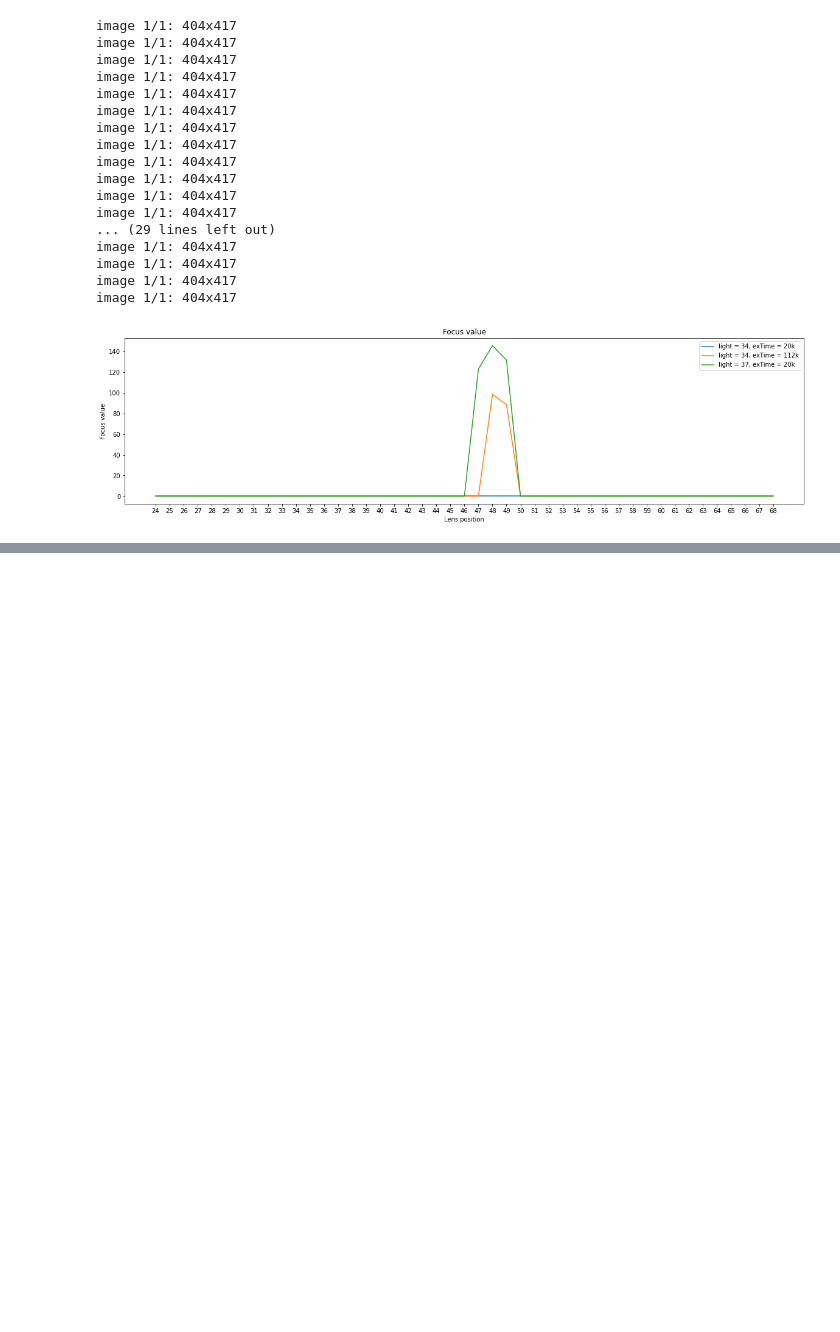
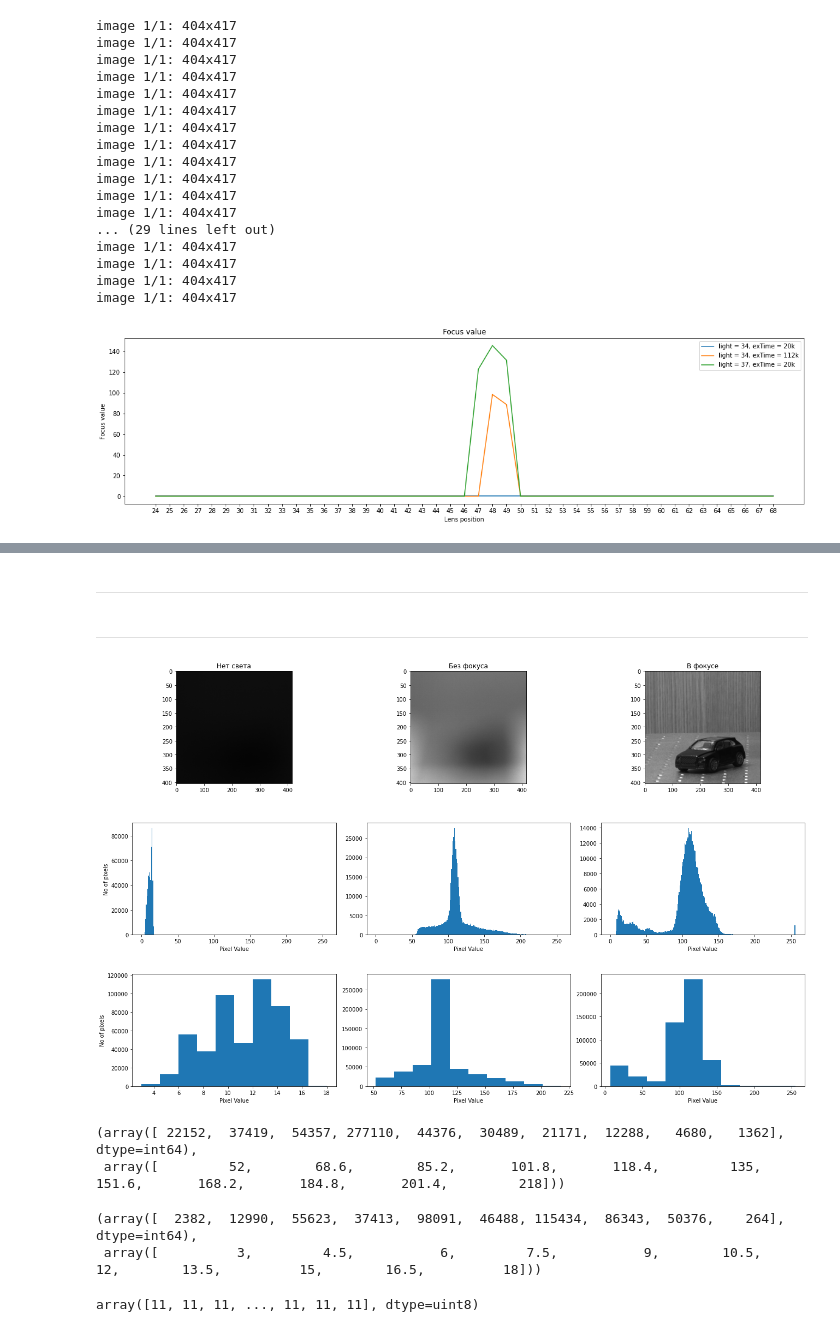
Before and after one commit to cviaai/DASHA, a Jupyter notebook: basler_camera/image_qual_as/Focus_value_light_depen.ipynb, the cells around one changed output, grey strips where cells are left out. Drawn from its saved outputs; the diff is of its cells as text; code cells hidden in the pictures; blank space fills up the shorter version.

```diff
--- a/basler_camera/image_qual_as/Focus_value_light_depen.ipynb
+++ b/basler_camera/image_qual_as/Focus_value_light_depen.ipynb
@@ -263,0 +321,73 @@ plt.show()
+# %% [markdown]
+______
+# %% [markdown]
+______
+# %%
+plt.subplot(331)
+plt.imshow(stack_of_imgs_34[0])
+plt.title('Нет света')
+
+
+
+plt.subplot(332)
+plt.imshow(stack_of_imgs_37[0])
+plt.title('Без фокуса')
+
+
+
+plt.subplot(333)
+plt.imshow(stack_of_imgs_37[24])
+plt.title('В фокусе')
+
+
+plt.subplot(334)
+plt.hist(np.array(stack_of_imgs_34[0]).ravel(),256,[0,256]);
+plt.xlabel('Pixel Value')
+plt.ylabel('No of pixels')
+
+
+plt.subplot(335)
+plt.hist(np.array(stack_of_imgs_37[0]).ravel(),256,[0,256]);
+plt.xlabel('Pixel Value')
+#plt.ylabel('No of pixels')
+
+
+plt.subplot(336)
+plt.hist(np.array(stack_of_imgs_37[24]).ravel(),256,[0,256]);
+plt.xlabel('Pixel Value')
+#plt.ylabel('No of pixels')
+
+
+plt.subplot(337)
+plt.hist(np.array(stack_of_imgs_34[0]).ravel());
+plt.xlabel('Pixel Value')
+plt.ylabel('No of pixels')
+
+
+plt.subplot(338)
+plt.hist(np.array(stack_of_imgs_37[0]).ravel());
+plt.xlabel('Pixel Value')
+#plt.ylabel('No of pixels')
+
+
+plt.subplot(339)
+plt.hist(np.array(stack_of_imgs_37[24]).ravel());
+plt.xlabel('Pixel Value')
+#plt.ylabel('No of pixels')
+
+
+plt.subplots_adjust(top=2.92, bottom=0.28, left=0.10, right=2.95, hspace=0.35,
+                    wspace=0.15)
+plt.show()
+# %% [output]
+[figure, added]
+# %%
+np.histogram(np.array(stack_of_imgs_37[0]).ravel())
+# %% [output]
+(array([ 22152,  37419,  54357, 277110,  44376,  30489,  21171,  12288,   4680,   1362], dtype=int64),
+ array([         52,        68.6,        85.2,       101.8,       118.4,         135,       151.6,       168.2,       184.8,       201.4,         218]))
+# %%
+np.histogram(np.array(stack_of_imgs_34[0]).ravel())
+# %% [output]
+(array([  2382,  12990,  55623,  37413,  98091,  46488, 115434,  86343,  50376,    264], dtype=int64),
+ array([          3,         4.5,           6,         7.5,           9,        10.5,          12,        13.5,          15,        16.5,          18]))
@@ -263,0 +396,4 @@ plt.show()
+# %%
+np.array(stack_of_imgs_34[0]).ravel()
+# %% [output]
+array([11, 11, 11, ..., 11, 11, 11], dtype=uint8)
```
Also changed, not shown: parts of 9 cells of this notebook.
